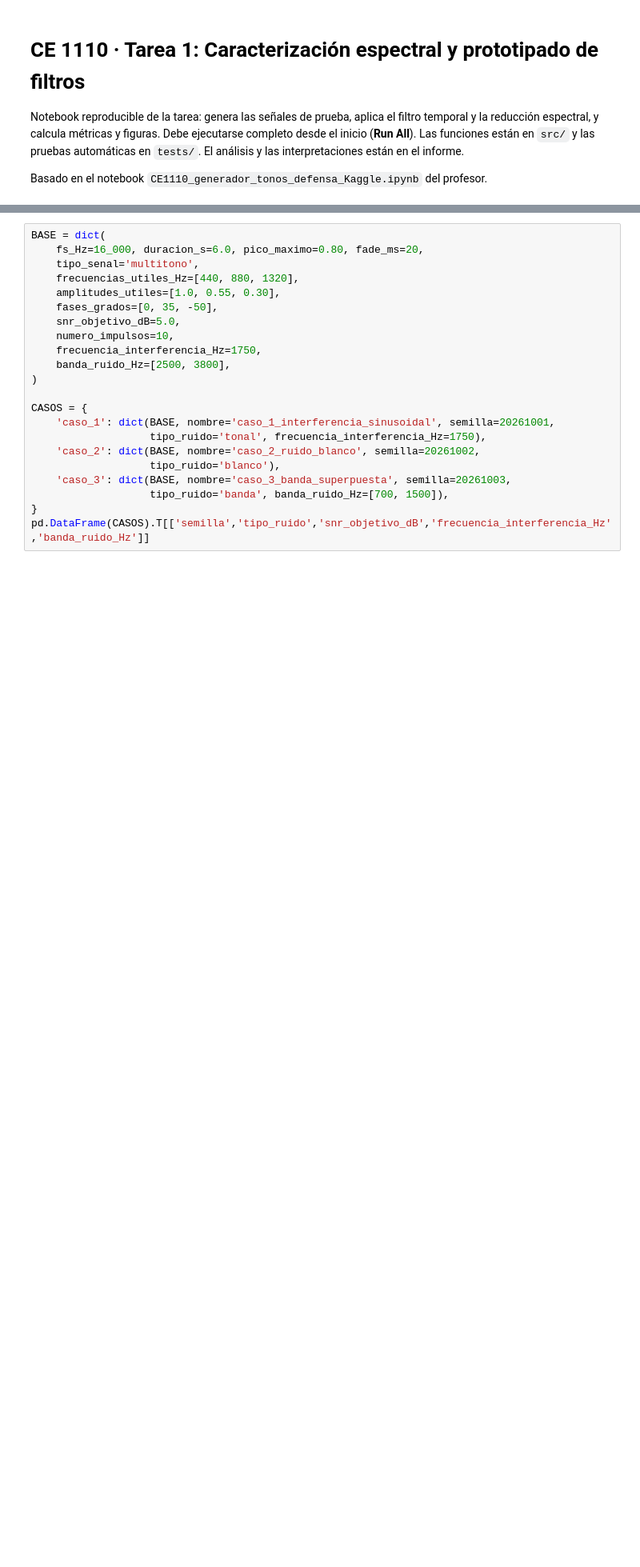
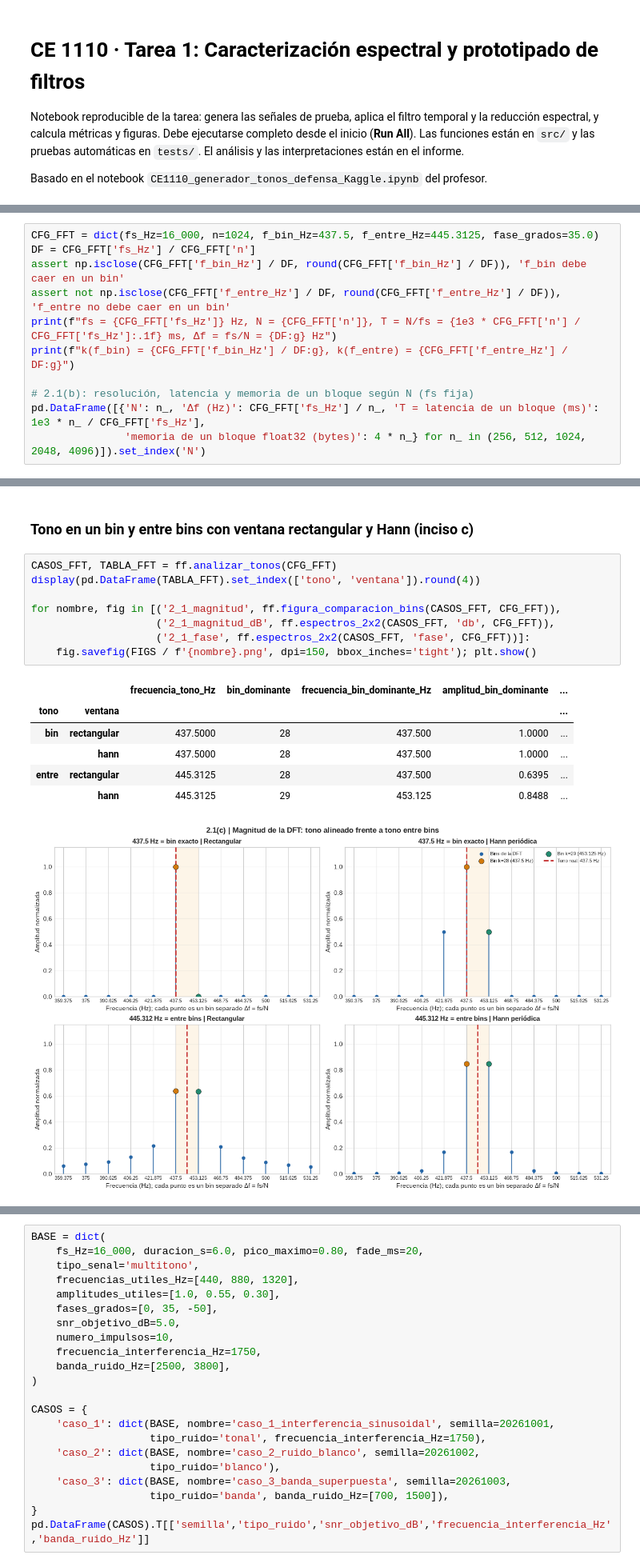
Before and after one commit to Izaguirre1g/jgarcia_asm_2026_s2, a Jupyter notebook: notebook.ipynb, the cells around one changed output, grey strips where cells are left out. Shown at 80% size. Saved outputs shown, nothing was run; the diff lists cells and outputs as text; blank space fills up the shorter version.

```diff
--- a/notebook.ipynb
+++ b/notebook.ipynb
@@ -21,0 +34,11 @@ print('Entorno listo. Raíz del proyecto:', RAIZ)
+# %%
+CFG_FFT = dict(fs_Hz=16_000, n=1024, f_bin_Hz=437.5, f_entre_Hz=445.3125, fase_grados=35.0)
+DF = CFG_FFT['fs_Hz'] / CFG_FFT['n']
+assert np.isclose(CFG_FFT['f_bin_Hz'] / DF, round(CFG_FFT['f_bin_Hz'] / DF)), 'f_bin debe caer en un bin'
+assert not np.isclose(CFG_FFT['f_entre_Hz'] / DF, round(CFG_FFT['f_entre_Hz'] / DF)), 'f_entre no debe caer en un bin'
+print(f"fs = {CFG_FFT['fs_Hz']} Hz, N = {CFG_FFT['n']}, T = N/fs = {1e3 * CFG_FFT['n'] / CFG_FFT['fs_Hz']:.1f} ms, Δf = fs/N = {DF:g} Hz")
+print(f"k(f_bin) = {CFG_FFT['f_bin_Hz'] / DF:g}, k(f_entre) = {CFG_FFT['f_entre_Hz'] / DF:g}")
+
+# 2.1(b): resolución, latencia y memoria de un bloque según N (fs fija)
+pd.DataFrame([{'N': n_, 'Δf (Hz)': CFG_FFT['fs_Hz'] / n_, 'T = latencia de un bloque (ms)': 1e3 * n_ / CFG_FFT['fs_Hz'],
+               'memoria de un bloque float32 (bytes)': 4 * n_} for n_ in (256, 512, 1024, 2048, 4096)]).set_index('N')
@@ -21,0 +55,18 @@ print('Entorno listo. Raíz del proyecto:', RAIZ)
+# %% [markdown]
+### Tono en un bin y entre bins con ventana rectangular y Hann (inciso c)
+# %%
+CASOS_FFT, TABLA_FFT = ff.analizar_tonos(CFG_FFT)
+display(pd.DataFrame(TABLA_FFT).set_index(['tono', 'ventana']).round(4))
+
+for nombre, fig in [('2_1_magnitud', ff.figura_comparacion_bins(CASOS_FFT, CFG_FFT)),
+                    ('2_1_magnitud_dB', ff.espectros_2x2(CASOS_FFT, 'db', CFG_FFT)),
+                    ('2_1_fase', ff.espectros_2x2(CASOS_FFT, 'fase', CFG_FFT))]:
+    fig.savefig(FIGS / f'{nombre}.png', dpi=150, bbox_inches='tight'); plt.show()
+# %% [output]
+|  |  | frecuencia_tono_Hz | bin_dominante | frecuencia_bin_dominante_Hz | amplitud_bin_dominante | ... |
+| tono | ventana |  |  |  |  | ... |
+| bin | rectangular | 437.5000 | 28 | 437.500 | 1.0000 | ... |
+|  | hann | 437.5000 | 28 | 437.500 | 1.0000 | ... |
+| entre | rectangular | 445.3125 | 28 | 437.500 | 0.6395 | ... |
+|  | hann | 445.3125 | 29 | 453.125 | 0.8488 | ... |
+[figure, added]
```
Also changed, not shown: parts of 38 cells of this notebook, 22 other files.
